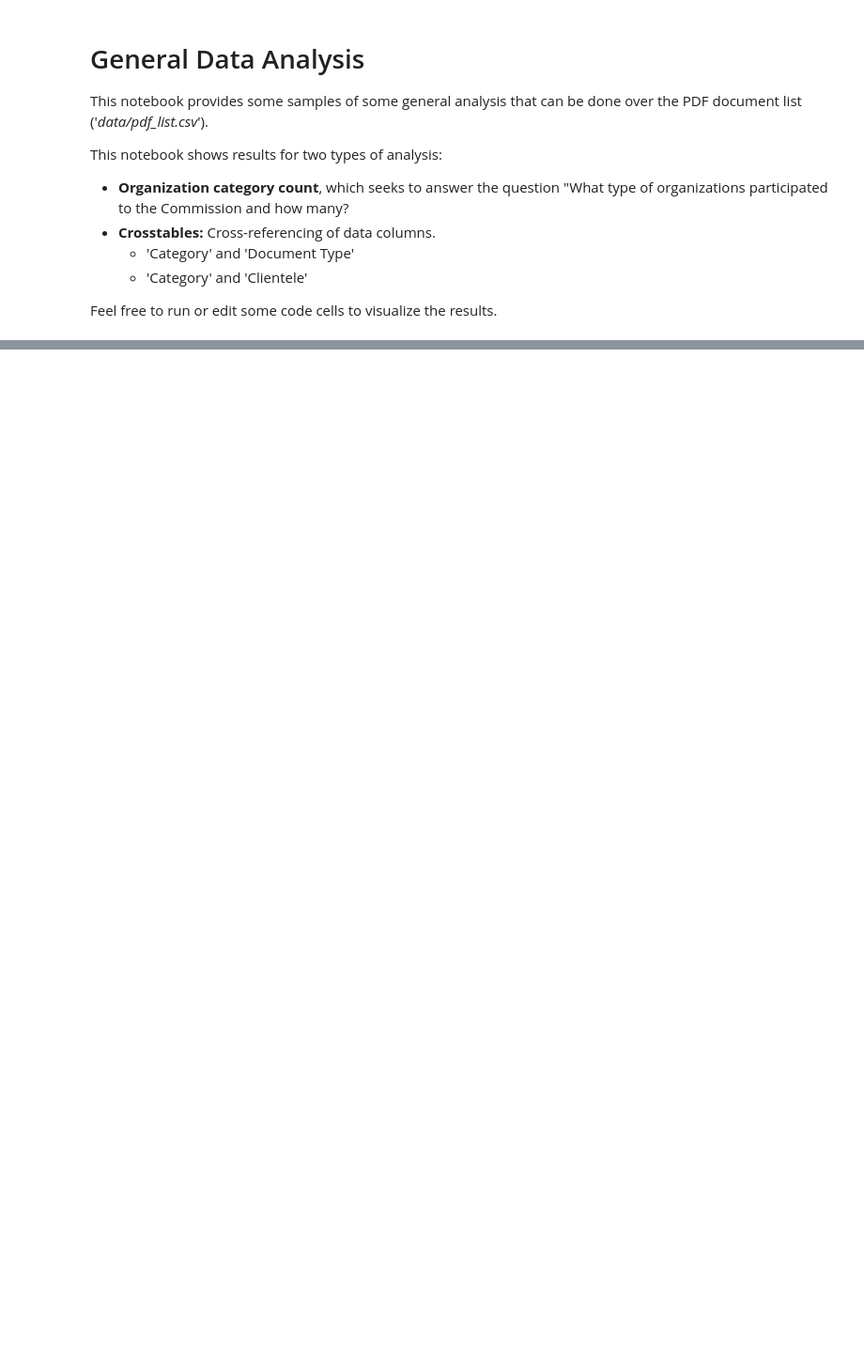
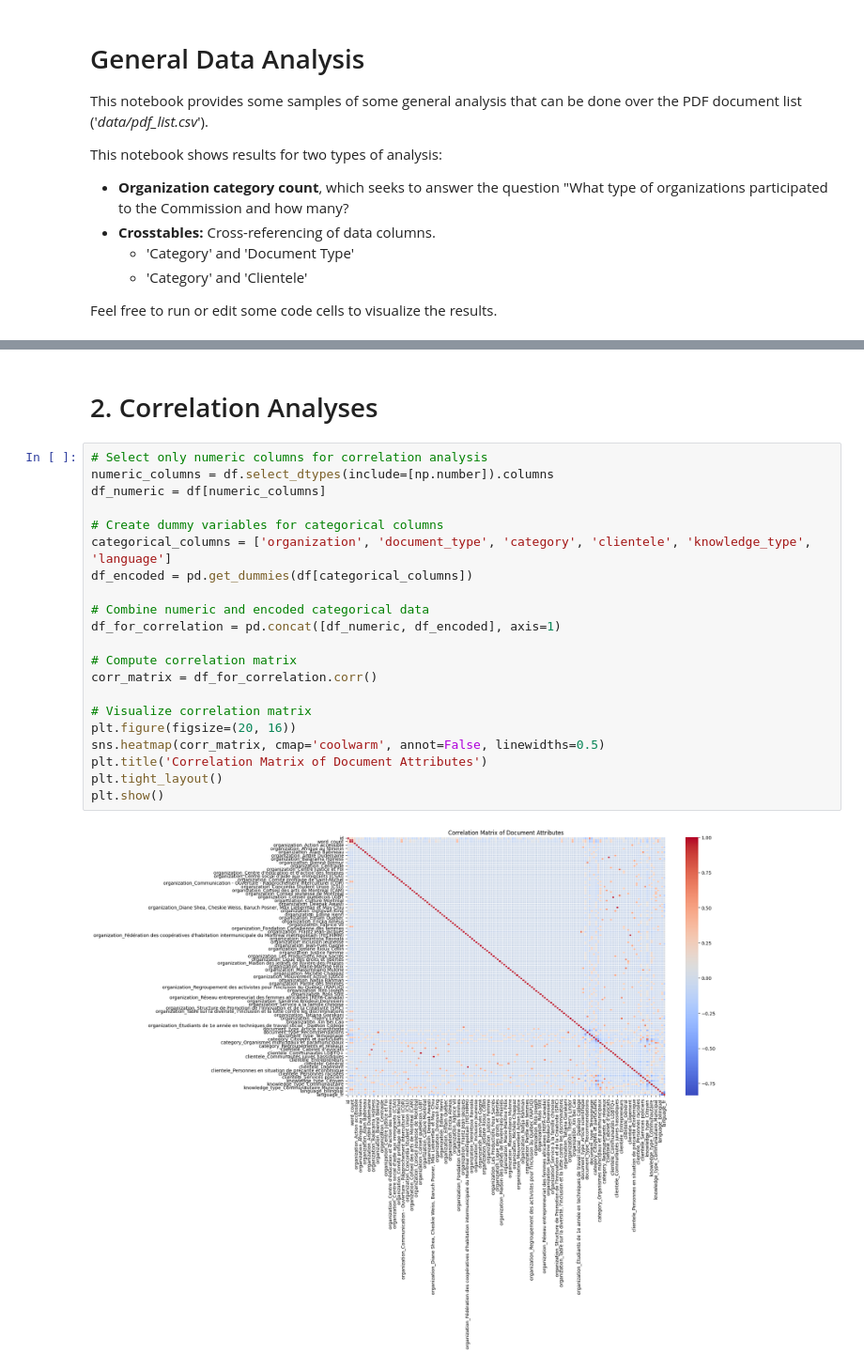
Before and after one commit to 9scorp4/labrri_ocpm_systemic_racism, a Jupyter notebook: general_analysis.ipynb, the cells around one changed output, grey strips where cells are left out. Shown at 94% size. Cells and saved outputs as stored; diff of their text form; blank space fills up the shorter version.

Commit message:
edit general_analysis notebook

```diff
--- a/general_analysis.ipynb
+++ b/general_analysis.ipynb
@@ -98,0 +107,25 @@ cross_table
+# %% [markdown]
+# 2. Correlation Analyses
+# %%
+# Select only numeric columns for correlation analysis
+numeric_columns = df.select_dtypes(include=[np.number]).columns
+df_numeric = df[numeric_columns]
+
+# Create dummy variables for categorical columns
+categorical_columns = ['organization', 'document_type', 'category', 'clientele', 'knowledge_type', 'language']
+df_encoded = pd.get_dummies(df[categorical_columns])
+
+# Combine numeric and encoded categorical data
+df_for_correlation = pd.concat([df_numeric, df_encoded], axis=1)
+
+# Compute correlation matrix
+corr_matrix = df_for_correlation.corr()
+
+# Visualize correlation matrix
+plt.figure(figsize=(20, 16))
+sns.heatmap(corr_matrix, cmap='coolwarm', annot=False, linewidths=0.5)
+plt.title('Correlation Matrix of Document Attributes')
+plt.tight_layout()
+plt.show()
+# %% [output]
+[figure, added]
```
Also changed, not shown: parts of 20 cells of this notebook.
